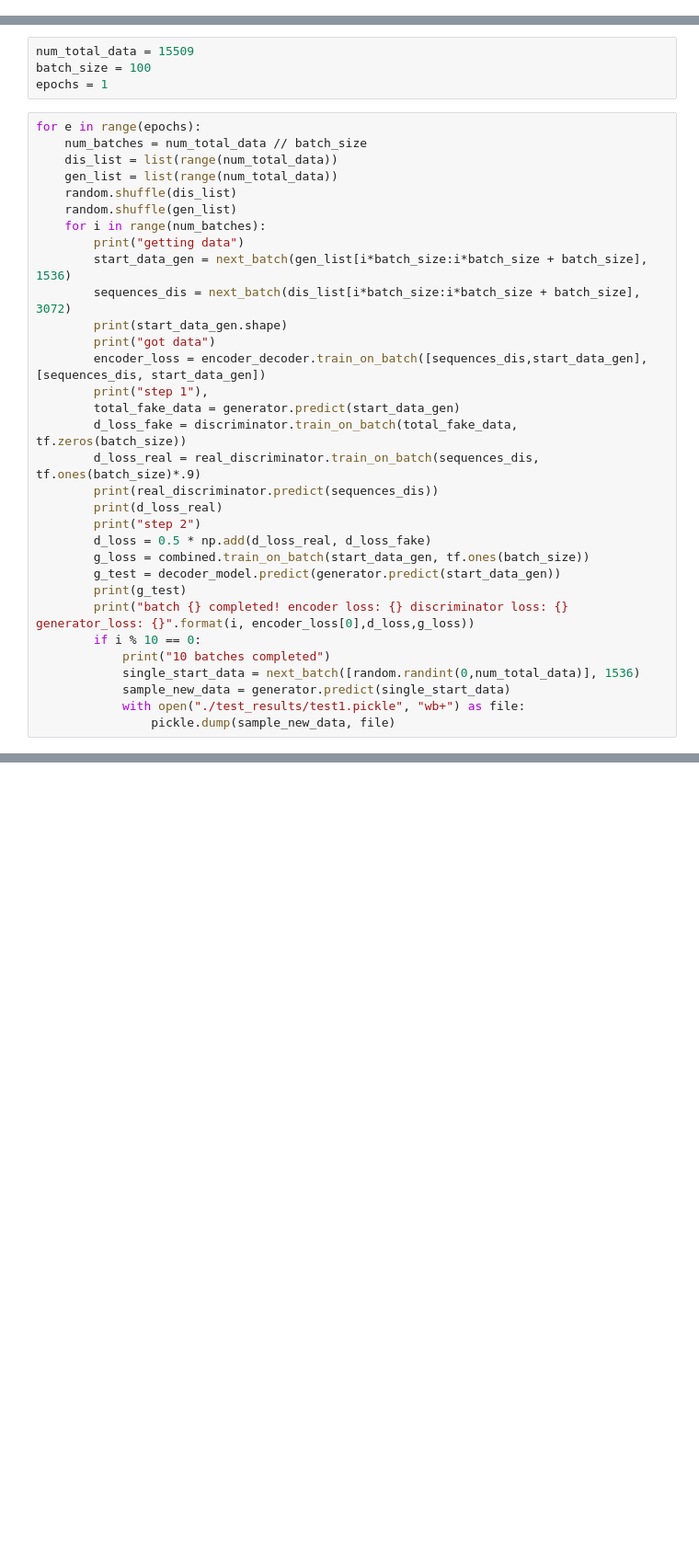
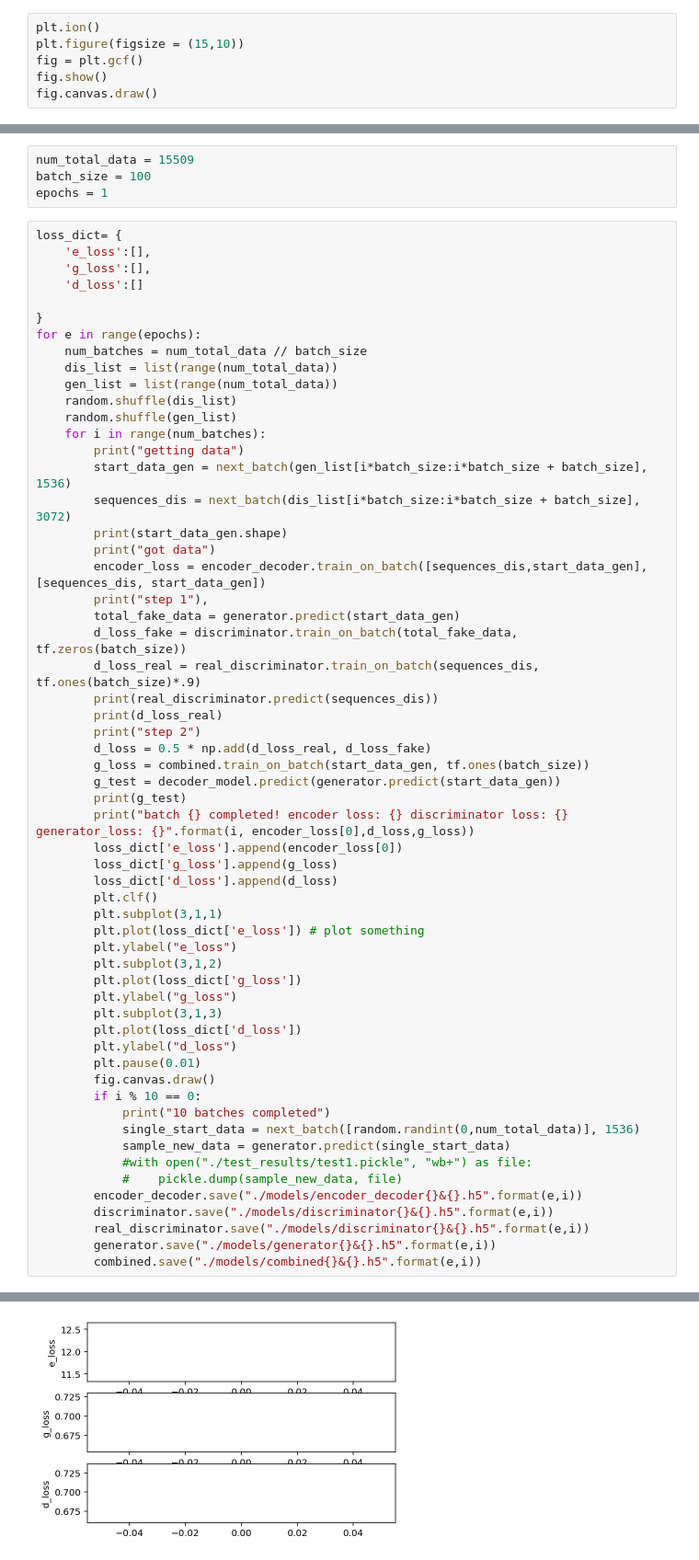
Before and after one commit to CarsonML/LSTMGANV2, a Jupyter notebook: LSTMGANV2.0.ipynb, the cells around one changed output, grey strips where cells are left out. Shown: that part at 92% size. Drawn from its saved outputs; the diff is of its cells as text; blank space fills up the shorter version.

Commit message:
Model Saving + loss Graphing

```diff
--- a/LSTMGANV2.0.ipynb
+++ b/LSTMGANV2.0.ipynb
@@ -61,3 +62,9 @@ def next_batch(lis, length):
         shutil.rmtree("./clean_data/clean_data")
         counter = counter + 1
     return (final)
+# %%
+plt.ion()
+plt.figure(figsize = (15,10))
+fig = plt.gcf()
+fig.show()
+fig.canvas.draw()
@@ -113,6 +140,12 @@ num_total_data = 15509
 batch_size = 100
 epochs = 1
 # %%
+loss_dict= {
+    'e_loss':[],
+    'g_loss':[],
+    'd_loss':[]
+
+}
 for e in range(epochs):
     num_batches = num_total_data // batch_size
     dis_list = list(range(num_total_data))
@@ -138,11 +171,31 @@ for e in range(epochs):
         g_test = decoder_model.predict(generator.predict(start_data_gen))
         print(g_test)
         print("batch {} completed! encoder loss: {} discriminator loss: {} generator_loss: {}".format(i, encoder_loss[0],d_loss,g_loss))
+        loss_dict['e_loss'].append(encoder_loss[0])
+        loss_dict['g_loss'].append(g_loss)
+        loss_dict['d_loss'].append(d_loss)
+        plt.clf()
+        plt.subplot(3,1,1)
+        plt.plot(loss_dict['e_loss']) # plot something
+        plt.ylabel("e_loss")
+        plt.subplot(3,1,2)
+        plt.plot(loss_dict['g_loss'])
+        plt.ylabel("g_loss")
+        plt.subplot(3,1,3)
+        plt.plot(loss_dict['d_loss'])
+        plt.ylabel("d_loss")
+        plt.pause(0.01)
+        fig.canvas.draw()
         if i % 10 == 0:
             print("10 batches completed")
             single_start_data = next_batch([random.randint(0,num_total_data)], 1536)
             sample_new_data = generator.predict(single_start_data)
-            with open("./test_results/test1.pickle", "wb+") as file:
-                pickle.dump(sample_new_data, file)
+            #with open("./test_results/test1.pickle", "wb+") as file:
+            #    pickle.dump(sample_new_data, file)
+        encoder_decoder.save("./models/encoder_decoder{}&{}.h5".format(e,i))
+        discriminator.save("./models/discriminator{}&{}.h5".format(e,i))
+        real_discriminator.save("./models/discriminator{}&{}.h5".format(e,i))
+        generator.save("./models/generator{}&{}.h5".format(e,i))
+        combined.save("./models/combined{}&{}.h5".format(e,i))
 # %% [output]
 getting data
@@ -171,0 +225 @@ step 1
+[figure, added]
```
Also changed, not shown: parts of 5 cells of this notebook, 2 other files.
